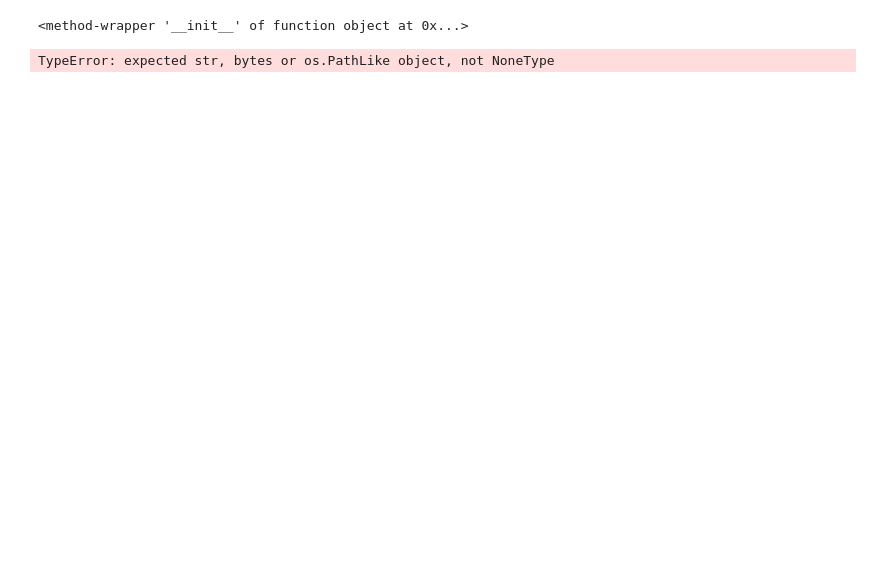
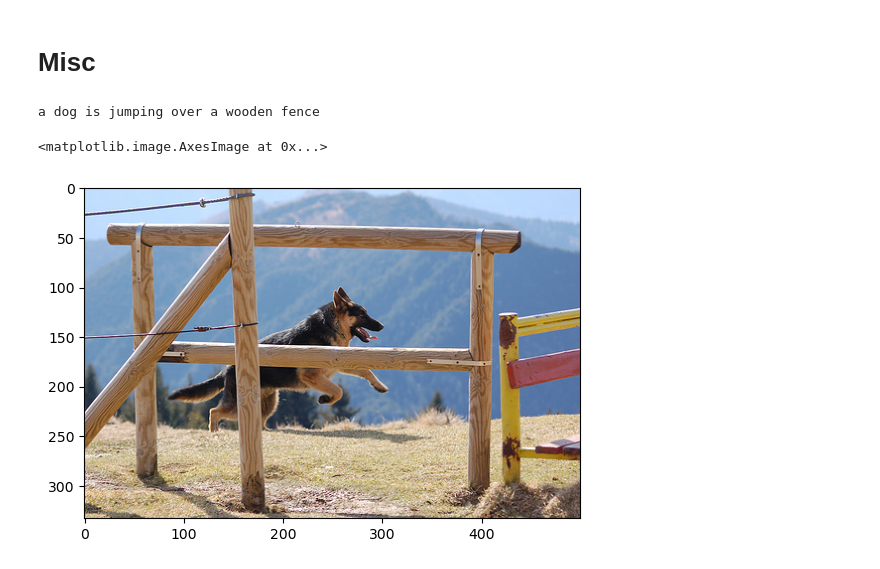
Before and after one commit to minsuk00/BrainDecoder, a Jupyter notebook: notebook/sample_level_semantics.ipynb, the cells around one changed output. Cells and saved outputs as stored; diff of their text form; code cells hidden in the pictures; blank space fills up the shorter version.

```diff
--- a/notebook/sample_level_semantics.ipynb
+++ b/notebook/sample_level_semantics.ipynb
@@ -0,0 +317,2 @@
+# %% [markdown]
+# Misc
@@ -1,27 +360,45 @@
 # %%
-from lavis.models import load_model_and_preprocess, model_zoo
-import torch
-from PIL import Image
+from lavis.models import load_model_and_preprocess
 
-device = "cuda:2"
-
-# print(model_zoo)
-
-# img_path = (
-#     "/home/choi/BrainDecoder/dataset/imageNet_images/n02106662/n02106662_10232.JPEG"
-# )
-# pil_img = Image.open(img_path)
-
-print(load_model_and_preprocess.)
+img_path = (
+    "/home/choi/BrainDecoder/dataset/imageNet_images/n02106662/n02106662_10232.JPEG"
+)
+pil_img = Image.open(img_path)
 
 blip_model, vis_processors, _ = load_model_and_preprocess(
-    name="blip_caption",
-    model_type="base_coco",
-    is_eval=True,
-    device=device,
+    name="blip_caption", model_type="base_coco", is_eval=True, device=device
 )
 pil_img = vis_processors["eval"](pil_img).unsqueeze(0).to(device)
 blip_model.generate({"image": pil_image})
-# %% [output]
-<method-wrapper '__init__' of function object at 0x...>
-TypeError: expected str, bytes or os.PathLike object, not NoneType
+# %%
+from lavis.models import load_model_and_preprocess, model_zoo
+import torch
+from PIL import Image
+import numpy as np
+import matplotlib.pyplot as plt
+
+device = "cuda:2"
+
+# print(model_zoo)
+
+blip_model, vis_processors, _ = load_model_and_preprocess(
+    name="blip_caption",
+    model_type="base_coco",
+    is_eval=True,
+    device=device,
+)
+
+img_path = (
+    "/home/choi/BrainDecoder/dataset/imageNet_images/n02106662/n02106662_1152.JPEG"
+)
+pil_img = Image.open(img_path)
+processed_img = vis_processors["eval"](pil_img).unsqueeze(0).to(device)
+caption = blip_model.generate({"image": processed_img})[0]
+
+print(caption)
+img = np.array(pil_img)
+plt.imshow(img)
+# %% [output]
+a dog is jumping over a wooden fence
+<matplotlib.image.AxesImage at 0x...>
+[figure, added]
```
Also changed, not shown: parts of 15 cells of this notebook, 2 other files.
